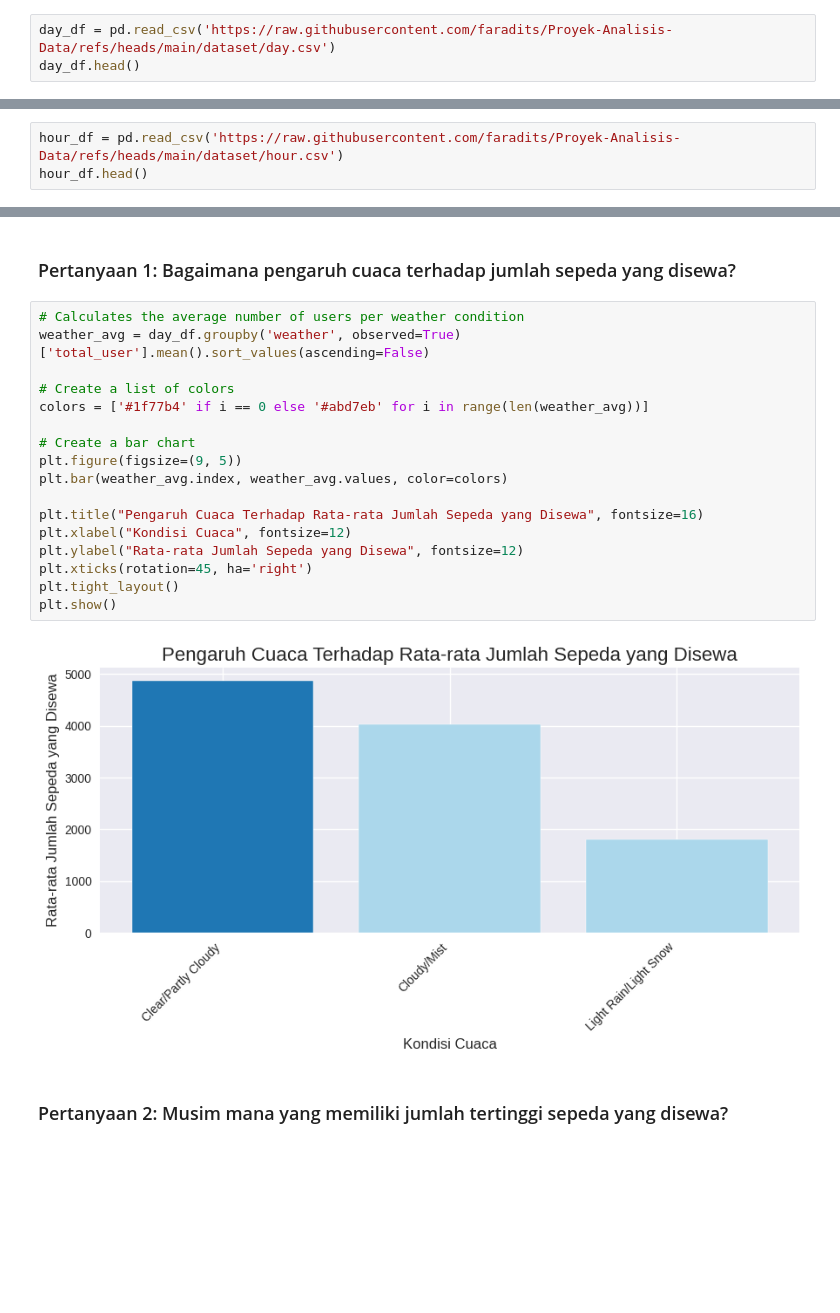
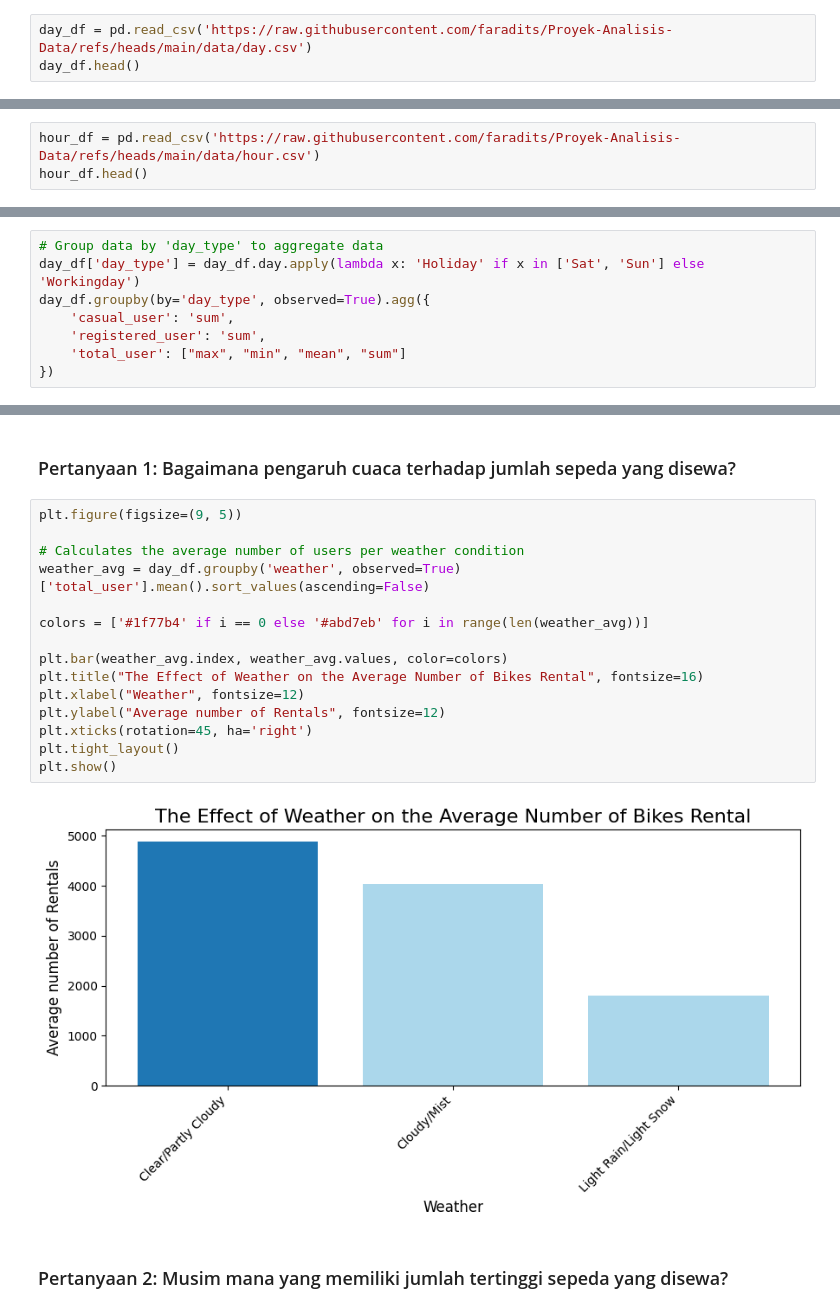
Before and after one commit to faradits/Proyek-Analisis-Data, a Jupyter notebook: notebook.ipynb, the cells around one changed output, grey strips where cells are left out. Cells and saved outputs as stored; diff of their text form; blank space fills up the shorter version.

```diff
--- a/notebook.ipynb
+++ b/notebook.ipynb
@@ -23,7 +25,7 @@ import datetime as dt
 # %% [markdown]
 ### Gathering Data
 # %%
-day_df = pd.read_csv('https://raw.githubusercontent.com/faradits/Proyek-Analisis-Data/refs/heads/main/dataset/day.csv')
+day_df = pd.read_csv('https://raw.githubusercontent.com/faradits/Proyek-Analisis-Data/refs/heads/main/data/day.csv')
 day_df.head()
 # %% [output]
 |  | instant | dteday | season | yr | mnth | holiday | weekday | workingday | weathersit | temp | ... |
@@ -33,7 +35,7 @@ day_df.head()
 | 3 | 4 | 2011-01-04 | 1 | 0 | 1 | 0 | 2 | 1 | 1 | 0.200000 | ... |
 | 4 | 5 | 2011-01-05 | 1 | 0 | 1 | 0 | 3 | 1 | 1 | 0.226957 | ... |
 # %%
-hour_df = pd.read_csv('https://raw.githubusercontent.com/faradits/Proyek-Analisis-Data/refs/heads/main/dataset/hour.csv')
+hour_df = pd.read_csv('https://raw.githubusercontent.com/faradits/Proyek-Analisis-Data/refs/heads/main/data/hour.csv')
 hour_df.head()
 # %% [output]
 |  | instant | dteday | season | yr | mnth | hr | holiday | weekday | workingday | weathersit | ... |
@@ -337,0 +325,8 @@ day_df.groupby(by="season", observed=True).agg({
+# %%
+# Group data by 'day_type' to aggregate data
+day_df['day_type'] = day_df.day.apply(lambda x: 'Holiday' if x in ['Sat', 'Sun'] else 'Workingday')
+day_df.groupby(by='day_type', observed=True).agg({
+    'casual_user': 'sum',
+    'registered_user': 'sum',
+    'total_user': ["max", "min", "mean", "sum"]
+})
@@ -378,24 +381,22 @@ hour_df.groupby(by=["time_of_day"], observed=True).agg({
 # %% [markdown]
 ### Pertanyaan 1: Bagaimana pengaruh cuaca terhadap jumlah sepeda yang disewa?
 # %%
+plt.figure(figsize=(9, 5))
+
 # Calculates the average number of users per weather condition
 weather_avg = day_df.groupby('weather', observed=True)['total_user'].mean().sort_values(ascending=False)
 
-# Create a list of colors
 colors = ['#1f77b4' if i == 0 else '#abd7eb' for i in range(len(weather_avg))]
 
-# Create a bar chart
-plt.figure(figsize=(9, 5))
 plt.bar(weather_avg.index, weather_avg.values, color=colors)
-
-plt.title("Pengaruh Cuaca Terhadap Rata-rata Jumlah Sepeda yang Disewa", fontsize=16)
-plt.xlabel("Kondisi Cuaca", fontsize=12)
-plt.ylabel("Rata-rata Jumlah Sepeda yang Disewa", fontsize=12)
+plt.title("The Effect of Weather on the Average Number of Bikes Rental", fontsize=16)
+plt.xlabel("Weather", fontsize=12)
+plt.ylabel("Average number of Rentals", fontsize=12)
 plt.xticks(rotation=45, ha='right')
 plt.tight_layout()
 plt.show()
 # %% [output]
-[figure, old version]
+[figure, new version]
 # %% [markdown]
 ### Pertanyaan 2: Musim mana yang memiliki jumlah tertinggi sepeda yang disewa?
 # %%
```
Also changed, not shown: parts of 17 cells of this notebook, 1 other file.
